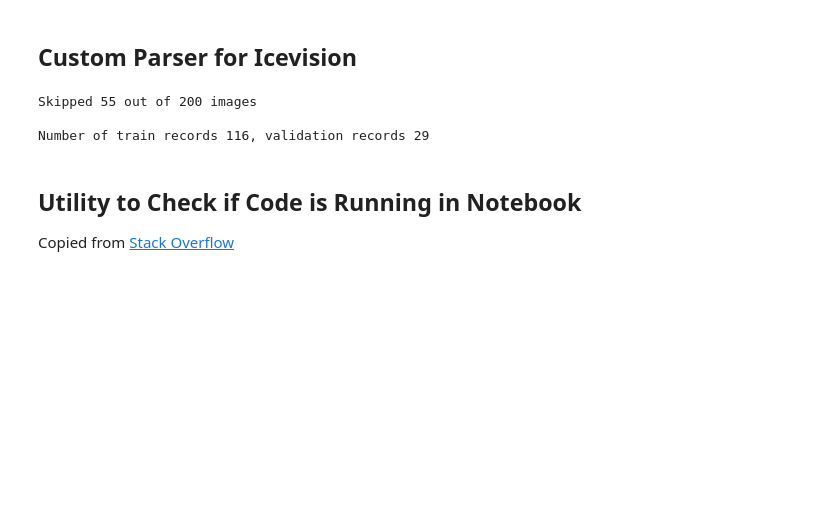
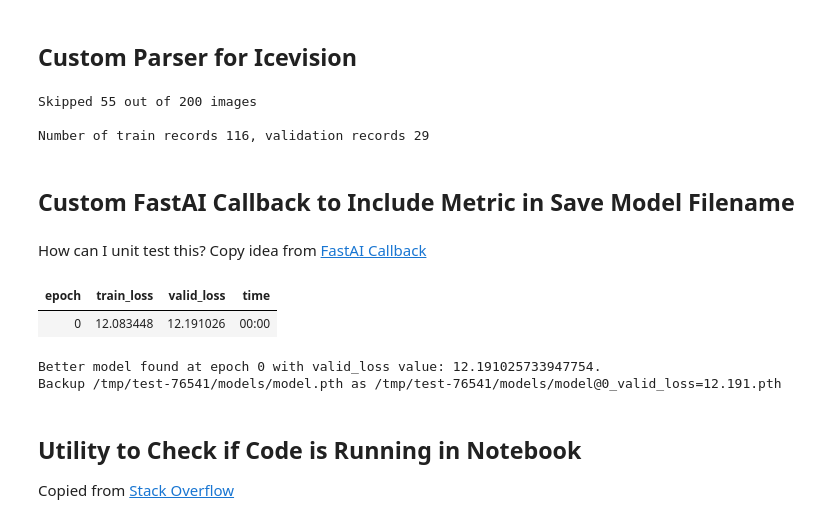
Before and after one commit to bguan/plmcbbox, a Jupyter notebook: 10_subcoco_utils.ipynb, the cells around one changed output. Drawn from its saved outputs; the diff is of its cells as text; code cells hidden in the pictures; blank space fills up the shorter version.

```diff
--- a/10_subcoco_utils.ipynb
+++ b/10_subcoco_utils.ipynb
@@ -367,6 +369,47 @@ assert len(valid_records) > 0, "There should be some validation data."
 Skipped 55 out of 200 images
 
 Number of train records 116, validation records 29
+# %% [markdown]
+## Custom FastAI Callback to Include Metric in Save Model Filename
+# %%
+#export
+class SaveModelDupBestCallback(SaveModelCallback):
+    "Extend SaveModelCallback to save a duplicate with metric added to end of filename"
+    def __init__(self, monitor='valid_loss', comp=None, min_delta=0., fname='model', every_epoch=False, with_opt=False, reset_on_fit=True):
+        super().__init__(
+            monitor=monitor, comp=comp, min_delta=min_delta, reset_on_fit=reset_on_fit,
+            fname=fname, every_epoch=every_epoch, with_opt=with_opt,
+        )
+
+    def after_epoch(self):
+        "Compare the value monitored to its best score and save if best."
+        super().after_epoch()
+        if self.new_best or self.epoch==0:
+            last_saved = self.last_saved_path
+            saved_stem = last_saved.stem
+            backup_stem = f'{saved_stem}@{self.epoch}_{self.monitor}={self.best:.3f}'
+            backup_file = backup_stem+(last_saved.suffix)
+            backup_path = last_saved.parent / backup_file
+            print(f'Backup {last_saved} as {backup_path}')
+            if last_saved != backup_path: copyfile(last_saved, backup_path)
+# %% [markdown]
+How can I unit test this? Copy idea from [FastAI Callback](https://github.com/fastai/fastai/blob/master/nbs/17_callback.tracker.ipynb)
+# %%
+pid = os.getpid()
+testpath = Path(f'/tmp/test-{pid}')
+learn = synth_learner(n_trn=2, path=testpath)
+bestcb = SaveModelDupBestCallback()
+learn.fit(n_epoch=1, cbs=bestcb)  # First epoch should trigger best
+assert (testpath/'models/model.pth').exists()
+best = bestcb.best
+bestpath = f'models/model@0_valid_loss={best:.3f}.pth'
+assert (testpath/bestpath).exists(), f'Expect {bestpath} to exist!'
+rmtree(testpath)
+# %% [output]
+| epoch | train_loss | valid_loss | time |
+| 0 | 12.083448 | 12.191026 | 00:00 |
+Better model found at epoch 0 with valid_loss value: 12.191025733947754.
+Backup /tmp/test-76541/models/model.pth as /tmp/test-76541/models/model@0_valid_loss=12.191.pth
 # %% [markdown]
 ## Utility to Check if Code is Running in Notebook
 
```
Also changed, not shown: parts of 3 cells of this notebook, 6 other files.
